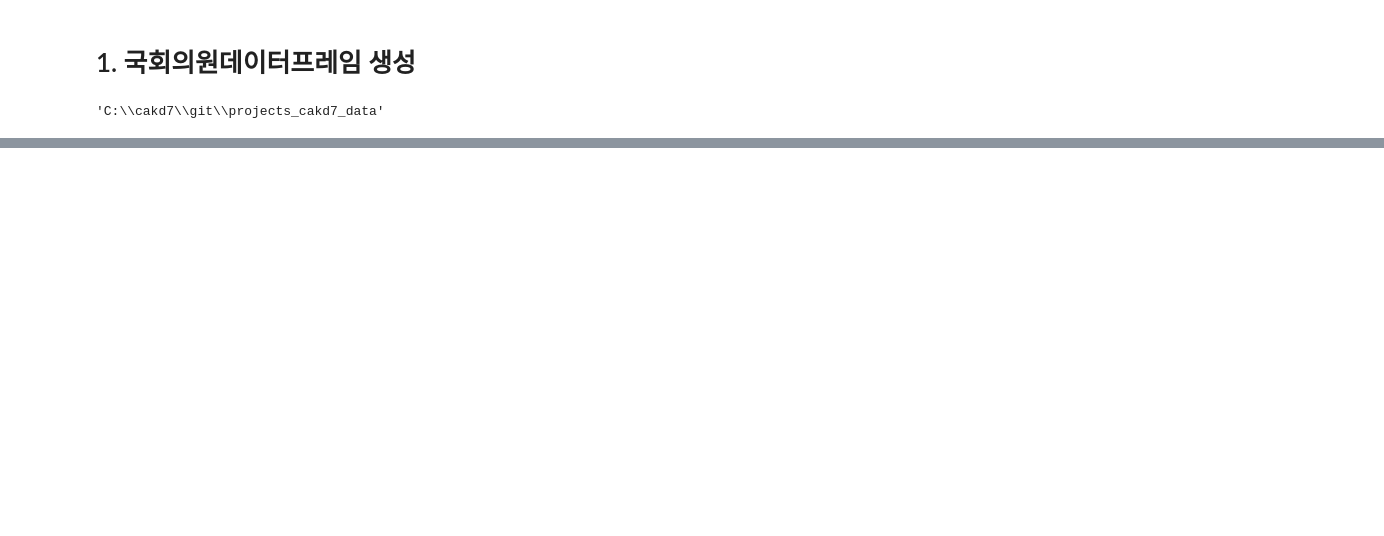
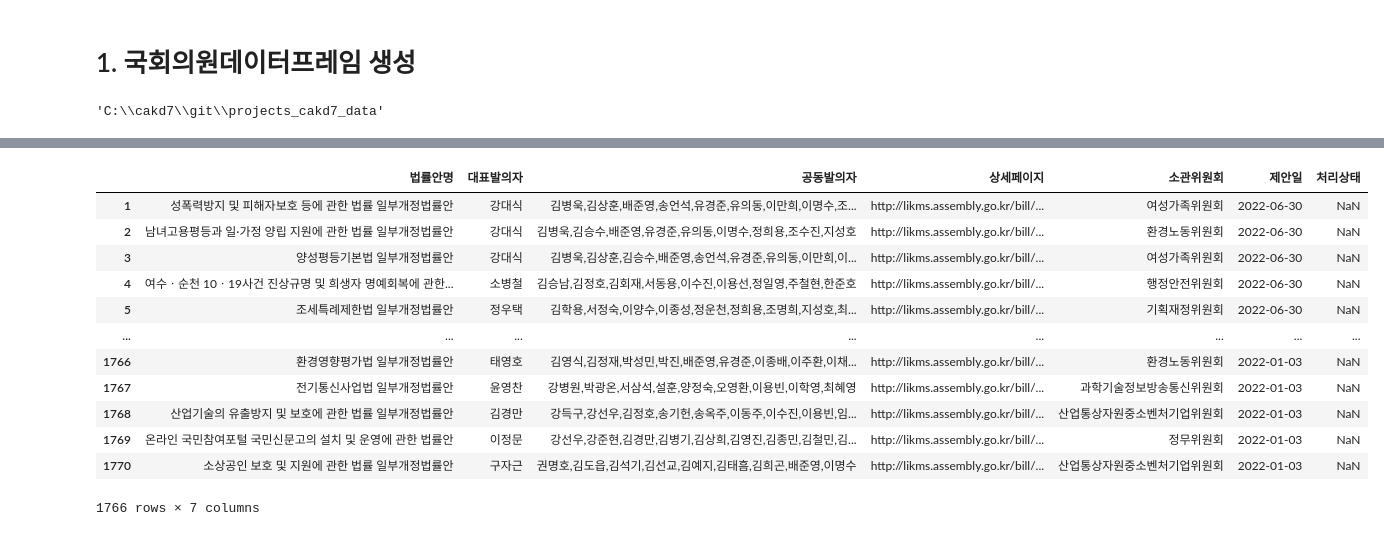
Before and after one commit to veryberry030/projects_cakd7_data, a Jupyter notebook: 위원회별 국회의원 데이터프레임.ipynb, the cells around one changed output, grey strips where cells are left out. Saved outputs shown, nothing was run; the diff lists cells and outputs as text; code cells hidden in the pictures; blank space fills up the shorter version.

```diff
--- a/위원회별 국회의원 데이터프레임.ipynb
+++ b/위원회별 국회의원 데이터프레임.ipynb
@@ -16,0 +194,9 @@ FileNotFoundError: [Errno 2] No such file or directory: '의원검색.xlsl'
+# %%
+# null문자 처리
+title_df1.replace('null', np.nan, inplace = True)
+
+# 확인
+print(title_df1.isnull().sum())
+
+# 공동발의자 null 값 확인
+title_df1[title_df1['공동발의자'].isnull()] #나중에 처리
@@ -16,0 +243,18 @@ FileNotFoundError: [Errno 2] No such file or directory: '의원검색.xlsl'
+# %%
+# 총 약 1천 7백개중 null값 4개 (처리상태 철회가 3건이라 drop)
+title_df_drop = title_df1.dropna(subset = ['소관위원회'])
+title_df_drop
+# %% [output]
+|  | 법률안명 | 대표발의자 | 공동발의자 | 상세페이지 | 소관위원회 | 제안일 | 처리상태 |
+| 1 | 성폭력방지 및 피해자보호 등에 관한 법률 일부개정법률안 | 강대식 | 김병욱,김상훈,배준영,송언석,유경준,유의동,이만희,이명수,조... | http://likms.assembly.go.kr/bill/... | 여성가족위원회 | 2022-06-30 | NaN |
+| 2 | 남녀고용평등과 일·가정 양립 지원에 관한 법률 일부개정법률안 | 강대식 | 김병욱,김승수,배준영,유경준,유의동,이명수,정희용,조수진,지성호 | http://likms.assembly.go.kr/bill/... | 환경노동위원회 | 2022-06-30 | NaN |
+| 3 | 양성평등기본법 일부개정법률안 | 강대식 | 김병욱,김상훈,김승수,배준영,송언석,유경준,유의동,이만희,이... | http://likms.assembly.go.kr/bill/... | 여성가족위원회 | 2022-06-30 | NaN |
+| 4 | 여수ㆍ순천 10ㆍ19사건 진상규명 및 희생자 명예회복에 관한... | 소병철 | 김승남,김정호,김회재,서동용,이수진,이용선,정일영,주철현,한준호 | http://likms.assembly.go.kr/bill/... | 행정안전위원회 | 2022-06-30 | NaN |
+| 5 | 조세특례제한법 일부개정법률안 | 정우택 | 김학용,서정숙,이양수,이종성,정운천,정희용,조명희,지성호,최... | http://likms.assembly.go.kr/bill/... | 기획재정위원회 | 2022-06-30 | NaN |
+| ... | ... | ... | ... | ... | ... | ... | ... |
+| 1766 | 환경영향평가법 일부개정법률안 | 태영호 | 김영식,김정재,박성민,박진,배준영,유경준,이종배,이주환,이채... | http://likms.assembly.go.kr/bill/... | 환경노동위원회 | 2022-01-03 | NaN |
+| 1767 | 전기통신사업법 일부개정법률안 | 윤영찬 | 강병원,박광온,서삼석,설훈,양정숙,오영환,이용빈,이학영,최혜영 | http://likms.assembly.go.kr/bill/... | 과학기술정보방송통신위원회 | 2022-01-03 | NaN |
+| 1768 | 산업기술의 유출방지 및 보호에 관한 법률 일부개정법률안 | 김경만 | 강득구,강선우,김정호,송기헌,송옥주,이동주,이수진,이용빈,임... | http://likms.assembly.go.kr/bill/... | 산업통상자원중소벤처기업위원회 | 2022-01-03 | NaN |
+| 1769 | 온라인 국민참여포털 국민신문고의 설치 및 운영에 관한 법률안 | 이정문 | 강선우,강준현,김경만,김병기,김상희,김영진,김종민,김철민,김... | http://likms.assembly.go.kr/bill/... | 정무위원회 | 2022-01-03 | NaN |
+| 1770 | 소상공인 보호 및 지원에 관한 법률 일부개정법률안 | 구자근 | 권명호,김도읍,김석기,김선교,김예지,김태흠,김희곤,배준영,이명수 | http://likms.assembly.go.kr/bill/... | 산업통상자원중소벤처기업위원회 | 2022-01-03 | NaN |
+1766 rows × 7 columns
```
Also changed, not shown: parts of 26 cells of this notebook, 1 other file.
